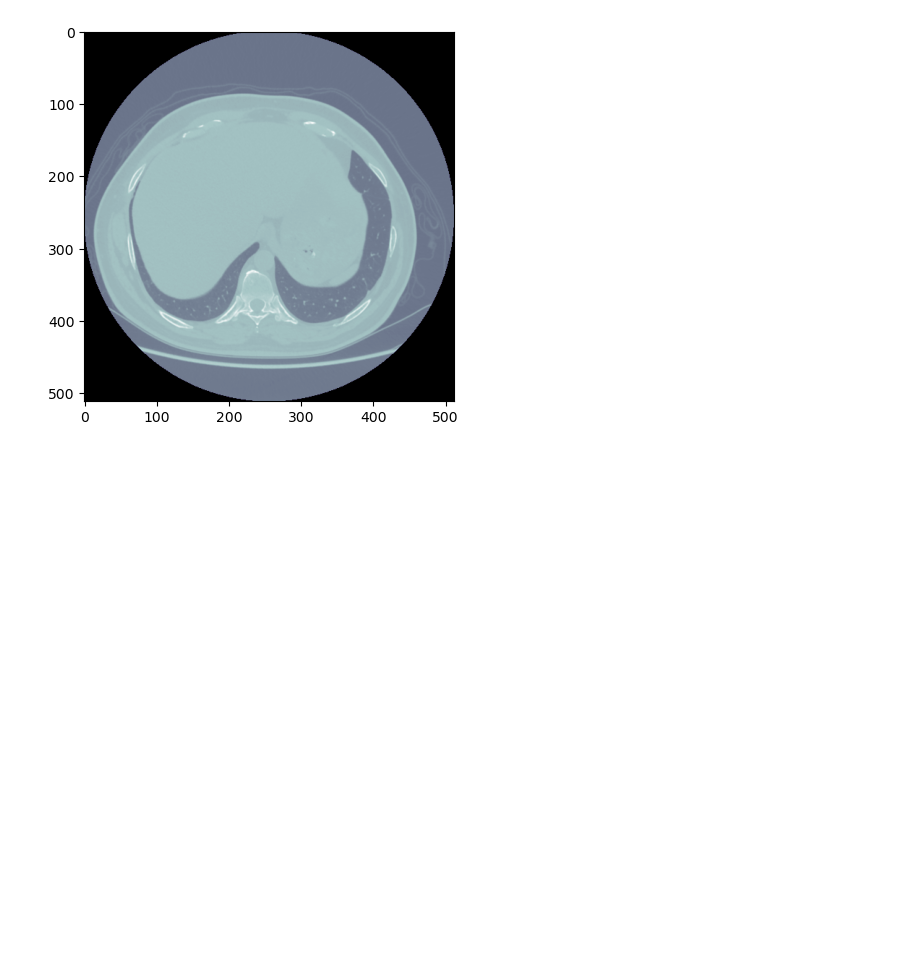
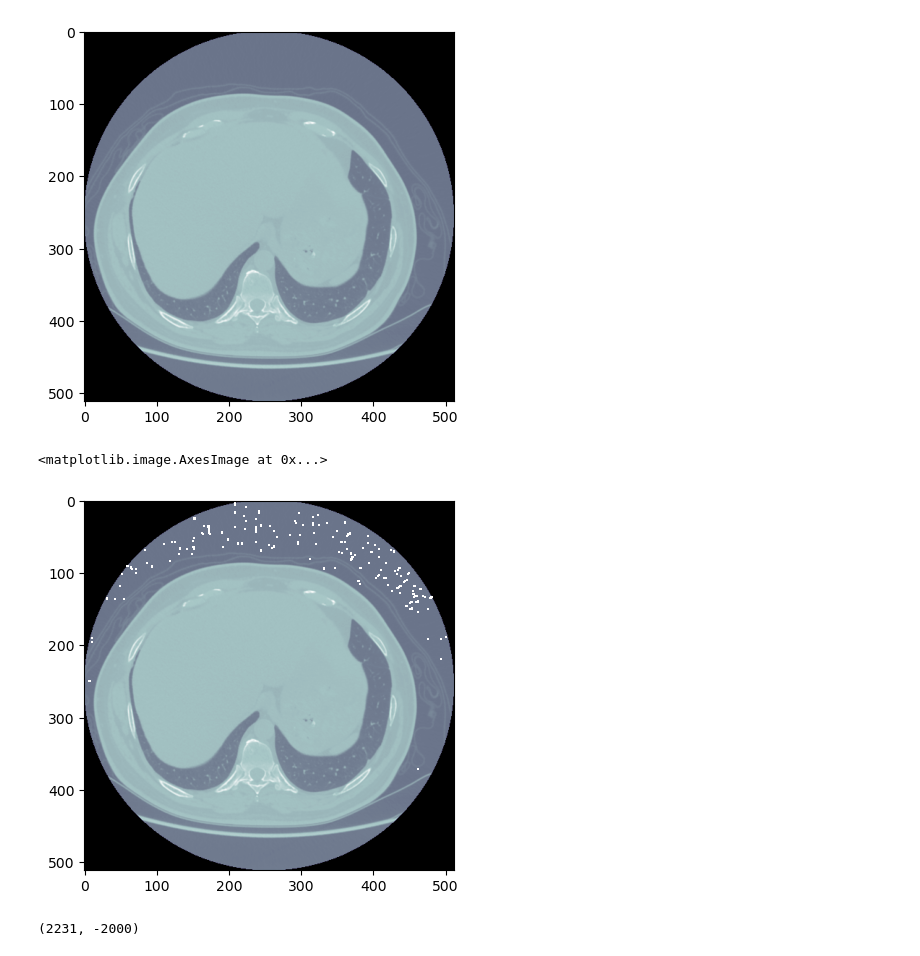
Before and after one commit to Harshjoon/Dicom_python, a Jupyter notebook: pydicom.ipynb, the cells around one changed output. Saved outputs shown, nothing was run; the diff lists cells and outputs as text; code cells hidden in the pictures; blank space fills up the shorter version.

```diff
--- a/pydicom.ipynb
+++ b/pydicom.ipynb
@@ -142,3 +142,13 @@ plt.imshow(a, cmap=plt.cm.bone)
 # %% [output]
 <matplotlib.image.AxesImage at 0x...>
 [figure]
+# %%
+a_ = ma.masked_inside(a,-10,10)
+plt.imshow(a_, cmap=plt.cm.bone)
+# %% [output]
+<matplotlib.image.AxesImage at 0x...>
+[figure, added]
+# %%
+a.max(), a.min()
+# %% [output]
+(2231, -2000)
```
Also changed, not shown: parts of 4 cells of this notebook, 1 other file.
